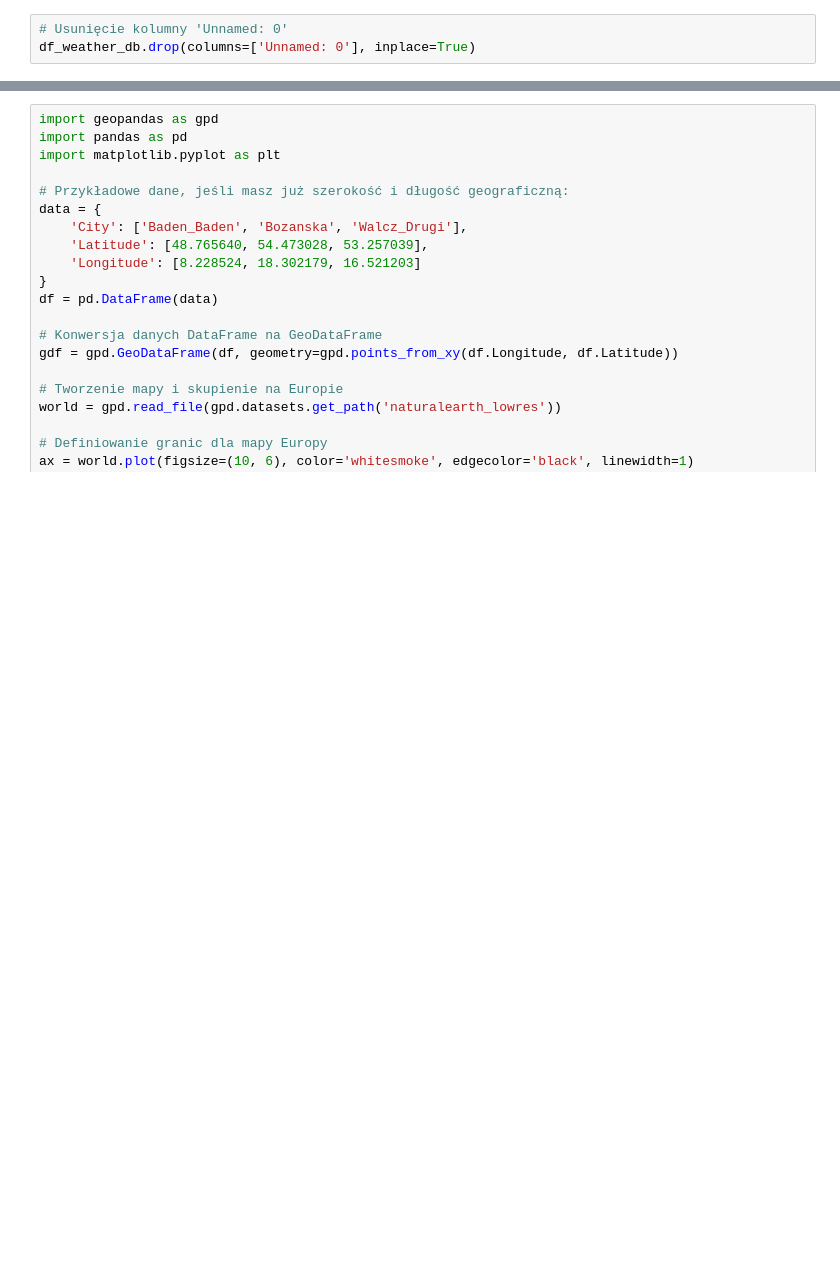
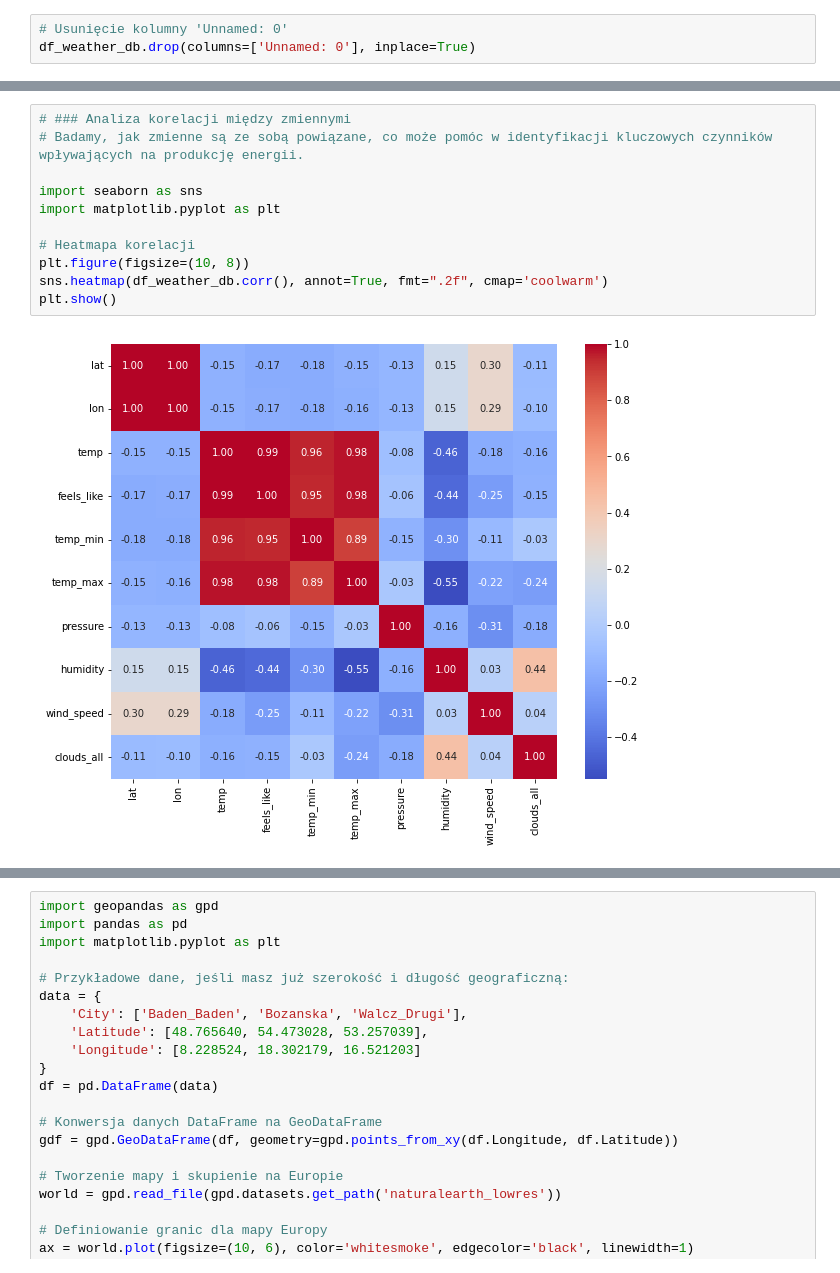
Before and after one commit to BartoszRP/MERITO_ML_Projekt_Fotowoltaika_2024, a Jupyter notebook: 1. Notebooks/03_analiza_danych.ipynb, the cells around one changed output, grey strips where cells are left out. Cells and saved outputs as stored; diff of their text form; blank space fills up the shorter version.

Commit message:
analiza wstepna, wykresy

```diff
--- a/1. Notebooks/03_analiza_danych.ipynb
+++ b/1. Notebooks/03_analiza_danych.ipynb
@@ -90,0 +143,13 @@ df_weather_db.head()
+# %%
+# ### Analiza korelacji między zmiennymi
+# Badamy, jak zmienne są ze sobą powiązane, co może pomóc w identyfikacji kluczowych czynników wpływających na produkcję energii.
+
+import seaborn as sns
+import matplotlib.pyplot as plt
+
+# Heatmapa korelacji
+plt.figure(figsize=(10, 8))
+sns.heatmap(df_weather_db.corr(), annot=True, fmt=".2f", cmap='coolwarm')
+plt.show()
+# %% [output]
+[figure, added]
```
Also changed, not shown: parts of 20 cells of this notebook, 3 other files.
